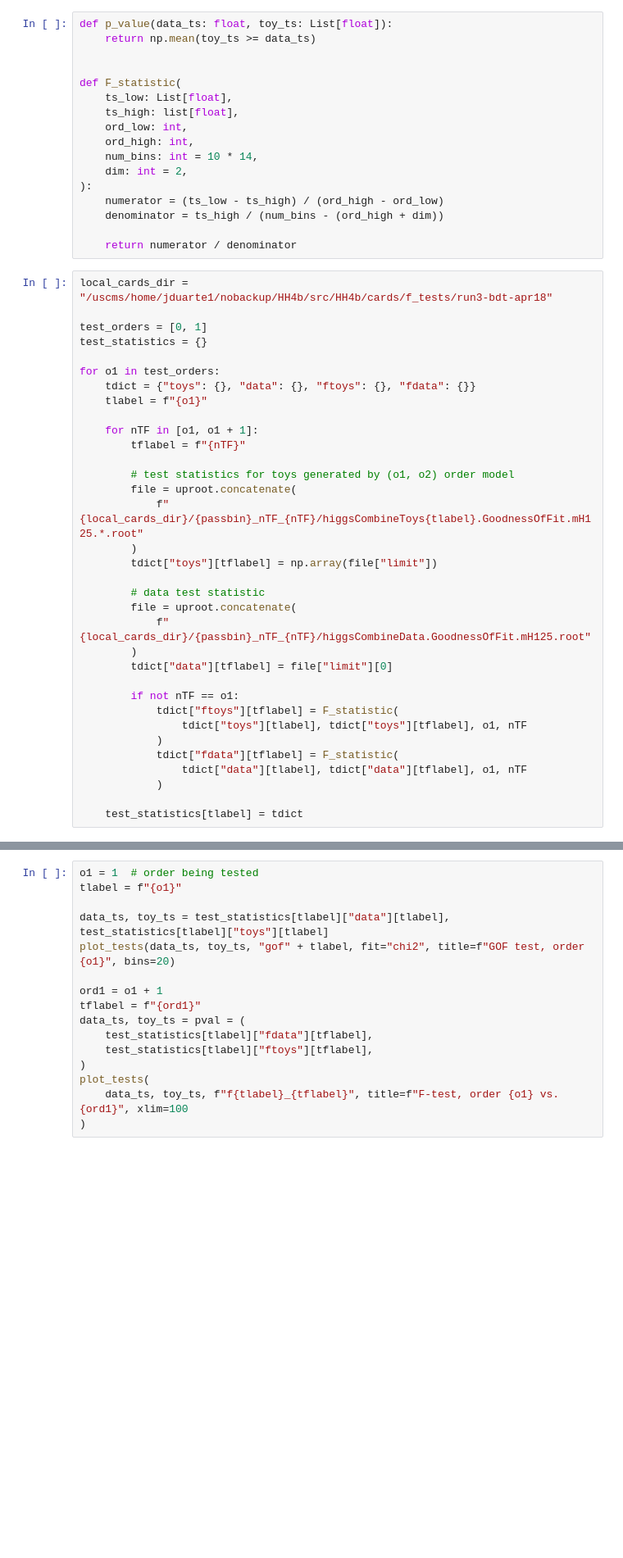
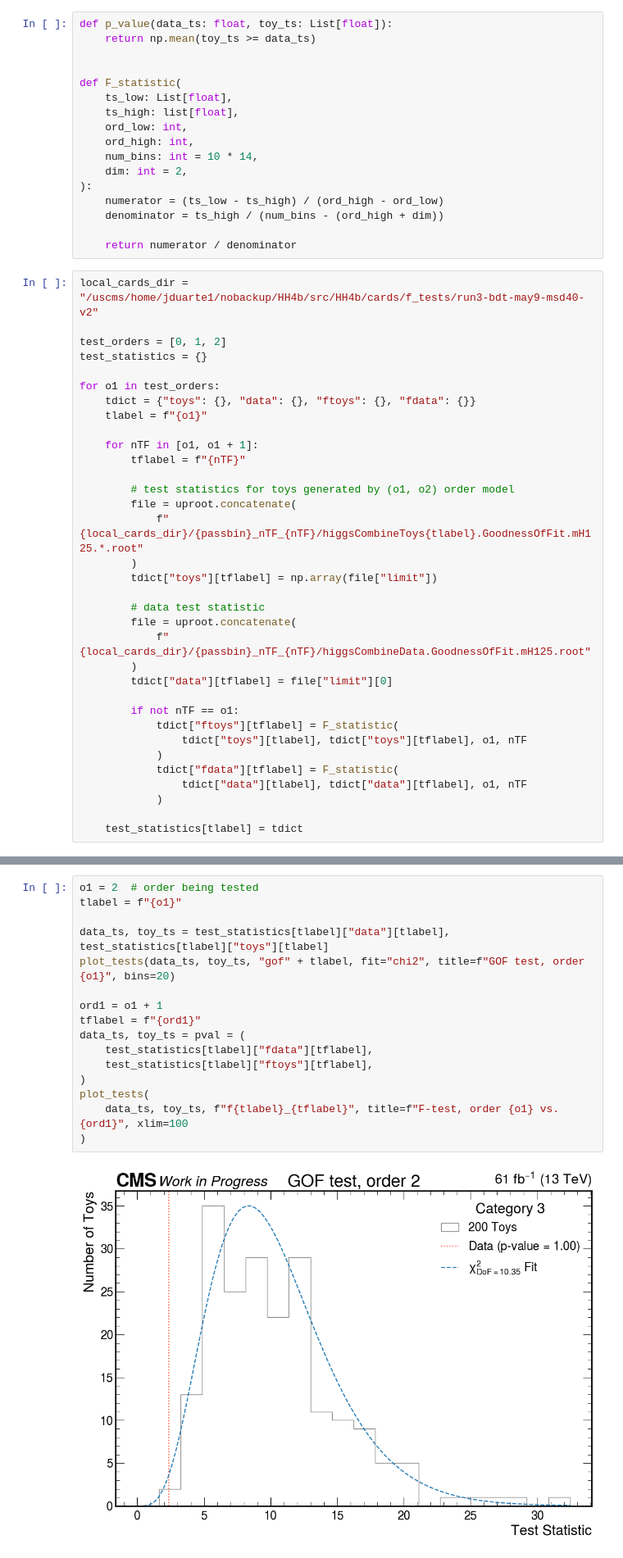
Before and after one commit to LPC-HH/HH4b, a Jupyter notebook: src/HH4b/combine/binder/FTest.ipynb, the cells around one changed output, grey strips where cells are left out. Shown at 82% size. Drawn from its saved outputs; the diff is of its cells as text; blank space fills up the shorter version.

Commit message:
Update default transfer factor orders (#149)
* updaet

* update

* default poly

* update

* fix bug

```diff
--- a/src/HH4b/combine/binder/FTest.ipynb
+++ b/src/HH4b/combine/binder/FTest.ipynb
@@ -37,9 +37,9 @@ def F_statistic(
 
     return numerator / denominator
 # %%
-local_cards_dir = "/uscms/home/jduarte1/nobackup/HH4b/src/HH4b/cards/f_tests/run3-bdt-apr18"
+local_cards_dir = "/uscms/home/jduarte1/nobackup/HH4b/src/HH4b/cards/f_tests/run3-bdt-may9-msd40-v2"
 
-test_orders = [0, 1]
+test_orders = [0, 1, 2]
 test_statistics = {}
 
 for o1 in test_orders:
@@ -136,18 +136,20 @@ def plot_tests(
 
     plt.savefig(f"{plot_dir}/{name}.pdf", bbox_inches="tight")
 # %%
-o1 = 1  # order being tested
+o1 = 2  # order being tested
 tlabel = f"{o1}"
 
 data_ts, toy_ts = test_statistics[tlabel]["data"][tlabel], test_statistics[tlabel]["toys"][tlabel]
 plot_tests(data_ts, toy_ts, "gof" + tlabel, fit="chi2", title=f"GOF test, order {o1}", bins=20)
 
 ord1 = o1 + 1
 tflabel = f"{ord1}"
 data_ts, toy_ts = pval = (
     test_statistics[tlabel]["fdata"][tflabel],
     test_statistics[tlabel]["ftoys"][tflabel],
 )
 plot_tests(
     data_ts, toy_ts, f"f{tlabel}_{tflabel}", title=f"F-test, order {o1} vs. {ord1}", xlim=100
 )
+# %% [output]
+[figure, added]
```
Also changed, not shown: parts of 2 cells of this notebook, 6 other files.
